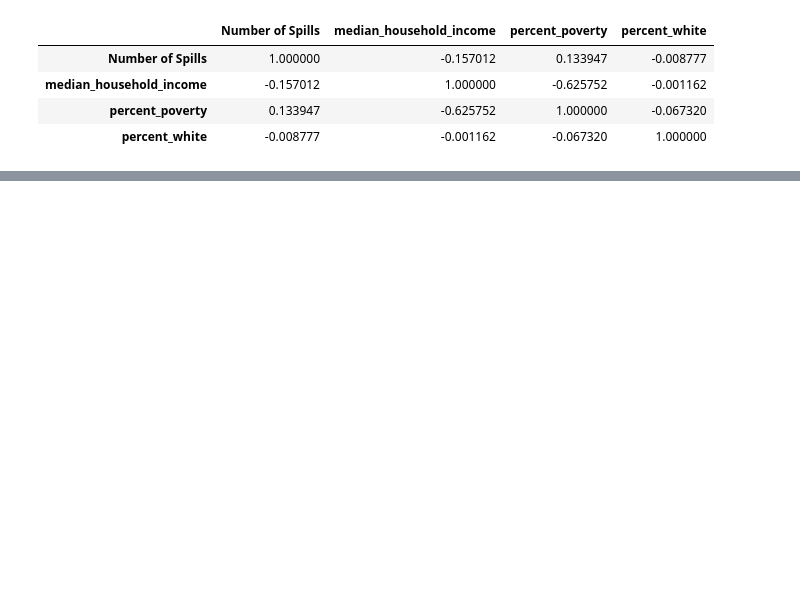
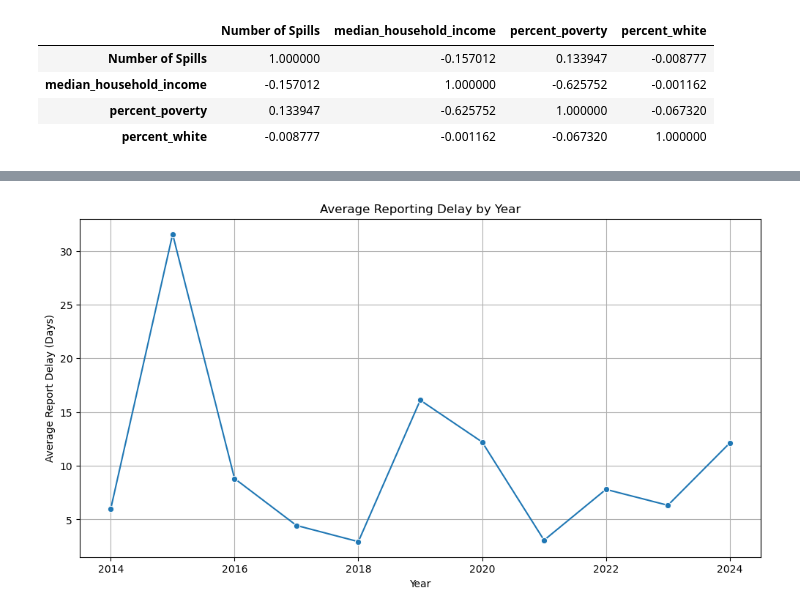
Before and after one commit to dadams-AU/colorado_spills, a Jupyter notebook: analysis/analysis2.ipynb, the cells around one changed output, grey strips where cells are left out. Saved outputs shown, nothing was run; the diff lists cells and outputs as text; code cells hidden in the pictures; blank space fills up the shorter version.

```diff
--- a/analysis/analysis2.ipynb
+++ b/analysis/analysis2.ipynb
@@ -482,0 +541,6 @@ correlation_matrix_cleaned
+# %%
+# Group by 'Report Year' and calculate the average reporting delay
+report_delay_by_year = spills_gdf.groupby('Report Year')['Report Delay (Days)'].mean().reset_index(name='Average Report Delay (Days)')
+
+# Display the average reporting delay by year
+report_delay_by_year
@@ -482,0 +560,11 @@ correlation_matrix_cleaned
+# %%
+# Plot the average reporting delay by year
+plt.figure(figsize=(12, 6))
+sns.lineplot(x='Report Year', y='Average Report Delay (Days)', data=report_delay_by_year, marker='o')
+plt.title('Average Reporting Delay by Year')
+plt.xlabel('Year')
+plt.ylabel('Average Report Delay (Days)')
+plt.grid(True)
+plt.show()
+# %% [output]
+[figure, added]
```
Also changed, not shown: parts of 10 cells of this notebook.
